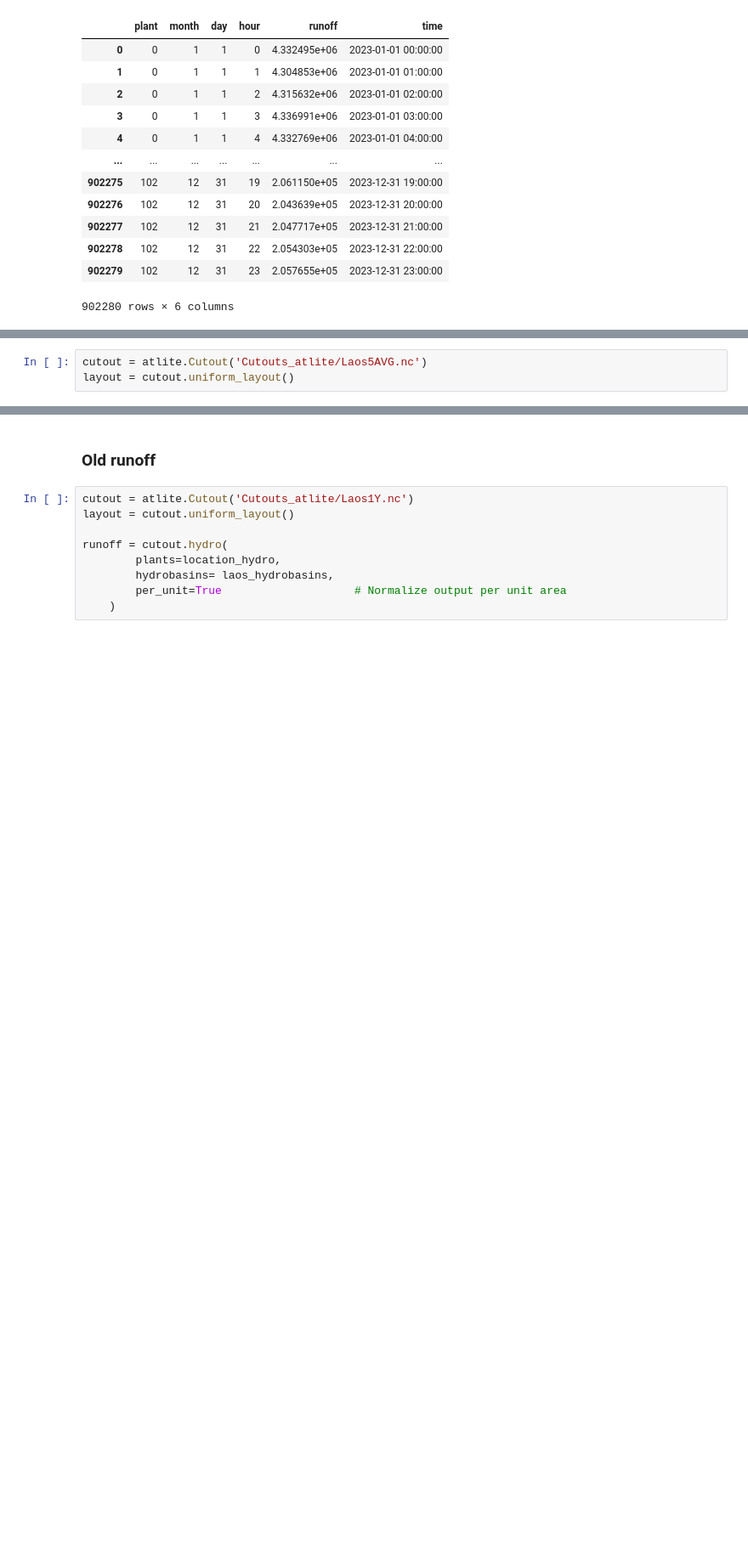
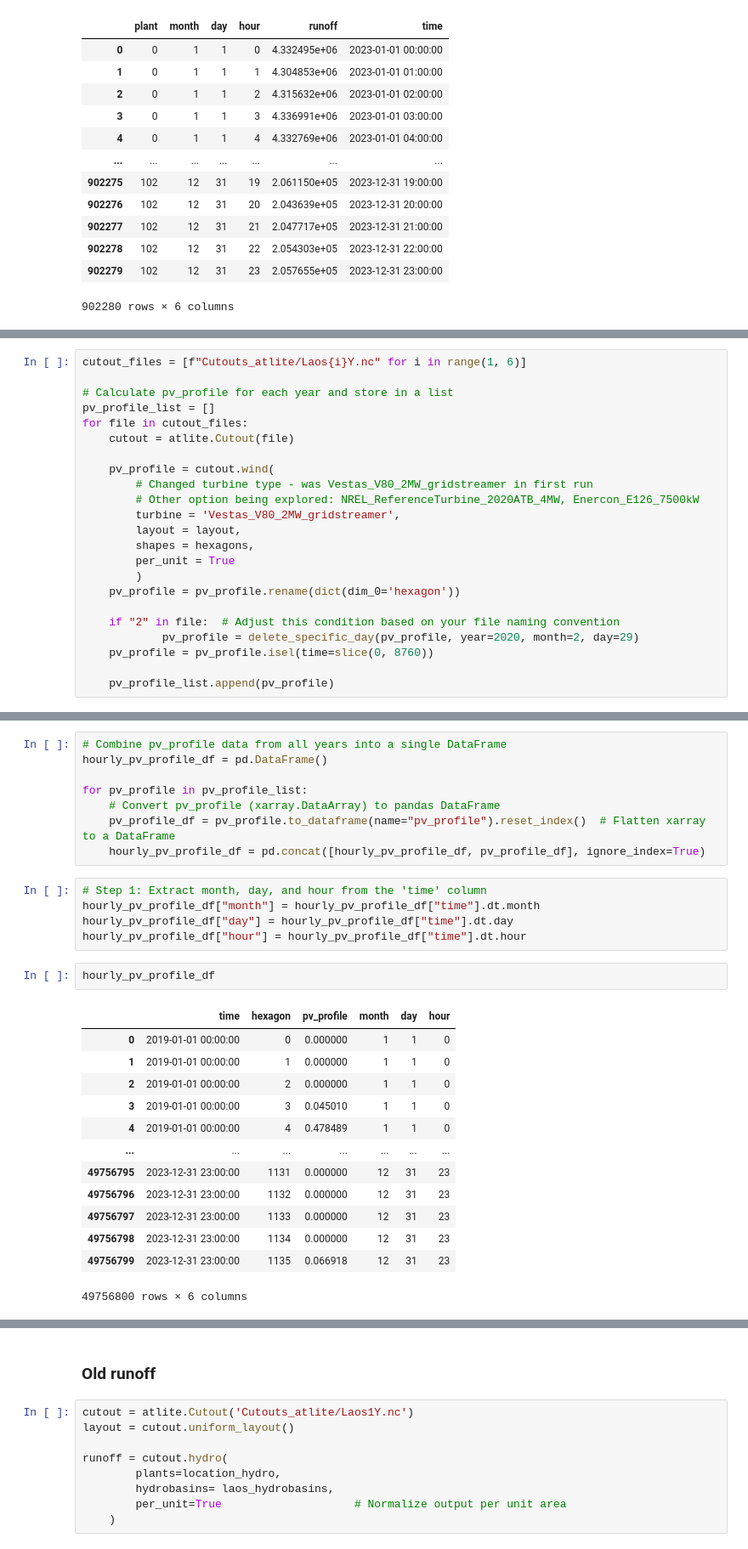
Before and after one commit to lukasschirren/GeoH2-Laos, a Jupyter notebook: capacity_factor_avg.ipynb, the cells around one changed output, grey strips where cells are left out. Shown at 85% size. Cells and saved outputs as stored; diff of their text form; blank space fills up the shorter version.

Commit message:
Calculation 5Y average of runoff, wind, and pv

```diff
--- a/capacity_factor_avg.ipynb
+++ b/capacity_factor_avg.ipynb
@@ -158,3 +147,0 @@ runoff_xr.to_netcdf(output_file)
-# %%
-cutout = atlite.Cutout('Cutouts_atlite/Laos5AVG.nc')
-layout = cutout.uniform_layout()
@@ -162,0 +152,23 @@ KeyError: None
+# %%
+cutout_files = [f"Cutouts_atlite/Laos{i}Y.nc" for i in range(1, 6)]
+
+# Calculate pv_profile for each year and store in a list
+pv_profile_list = []
+for file in cutout_files:
+    cutout = atlite.Cutout(file)
+
+    pv_profile = cutout.wind(
+        # Changed turbine type - was Vestas_V80_2MW_gridstreamer in first run
+        # Other option being explored: NREL_ReferenceTurbine_2020ATB_4MW, Enercon_E126_7500kW
+        turbine = 'Vestas_V80_2MW_gridstreamer',
+        layout = layout,
+        shapes = hexagons,
+        per_unit = True
+        )
+    pv_profile = pv_profile.rename(dict(dim_0='hexagon'))
+
+    if "2" in file:  # Adjust this condition based on your file naming convention
+            pv_profile = delete_specific_day(pv_profile, year=2020, month=2, day=29)
+    pv_profile = pv_profile.isel(time=slice(0, 8760))
+
+    pv_profile_list.append(pv_profile)
@@ -162,0 +186,29 @@ KeyError: None
+# %%
+# Combine pv_profile data from all years into a single DataFrame
+hourly_pv_profile_df = pd.DataFrame()
+
+for pv_profile in pv_profile_list:
+    # Convert pv_profile (xarray.DataArray) to pandas DataFrame
+    pv_profile_df = pv_profile.to_dataframe(name="pv_profile").reset_index()  # Flatten xarray to a DataFrame
+    hourly_pv_profile_df = pd.concat([hourly_pv_profile_df, pv_profile_df], ignore_index=True)
+# %%
+# Step 1: Extract month, day, and hour from the 'time' column
+hourly_pv_profile_df["month"] = hourly_pv_profile_df["time"].dt.month
+hourly_pv_profile_df["day"] = hourly_pv_profile_df["time"].dt.day
+hourly_pv_profile_df["hour"] = hourly_pv_profile_df["time"].dt.hour
+# %%
+hourly_pv_profile_df
+# %% [output]
+|  | time | hexagon | pv_profile | month | day | hour |
+| 0 | 2019-01-01 00:00:00 | 0 | 0.000000 | 1 | 1 | 0 |
+| 1 | 2019-01-01 00:00:00 | 1 | 0.000000 | 1 | 1 | 0 |
+| 2 | 2019-01-01 00:00:00 | 2 | 0.000000 | 1 | 1 | 0 |
+| 3 | 2019-01-01 00:00:00 | 3 | 0.045010 | 1 | 1 | 0 |
+| 4 | 2019-01-01 00:00:00 | 4 | 0.478489 | 1 | 1 | 0 |
+| ... | ... | ... | ... | ... | ... | ... |
+| 49756795 | 2023-12-31 23:00:00 | 1131 | 0.000000 | 12 | 31 | 23 |
+| 49756796 | 2023-12-31 23:00:00 | 1132 | 0.000000 | 12 | 31 | 23 |
+| 49756797 | 2023-12-31 23:00:00 | 1133 | 0.000000 | 12 | 31 | 23 |
+| 49756798 | 2023-12-31 23:00:00 | 1134 | 0.000000 | 12 | 31 | 23 |
+| 49756799 | 2023-12-31 23:00:00 | 1135 | 0.066918 | 12 | 31 | 23 |
+49756800 rows × 6 columns
```
Also changed, not shown: parts of 15 cells of this notebook, 1 other file.
